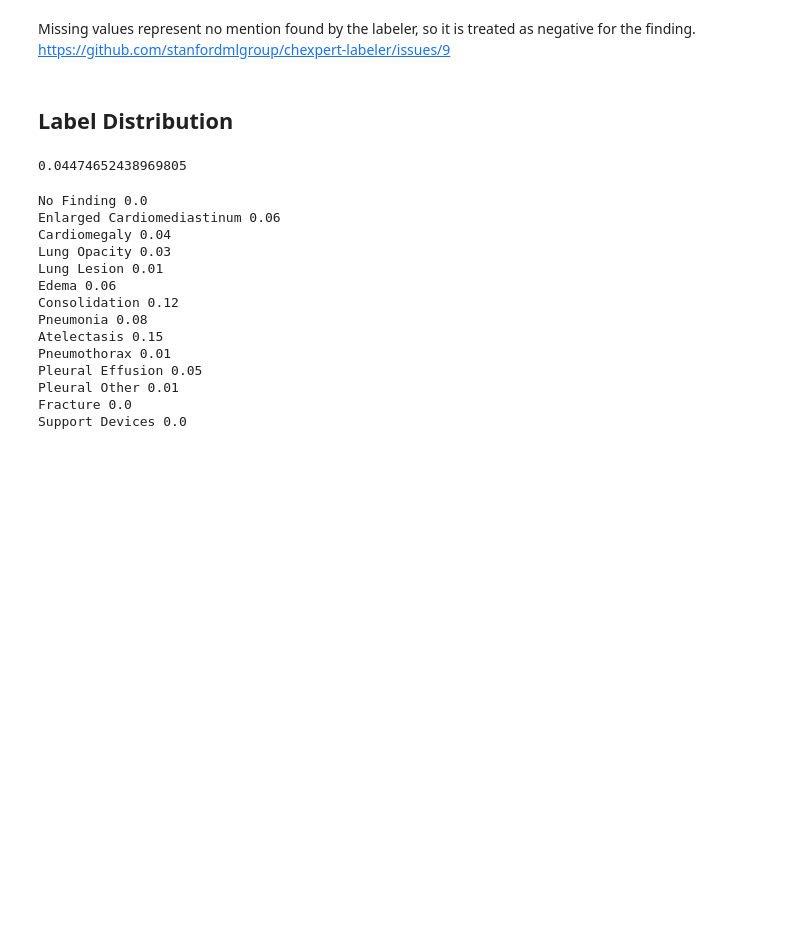
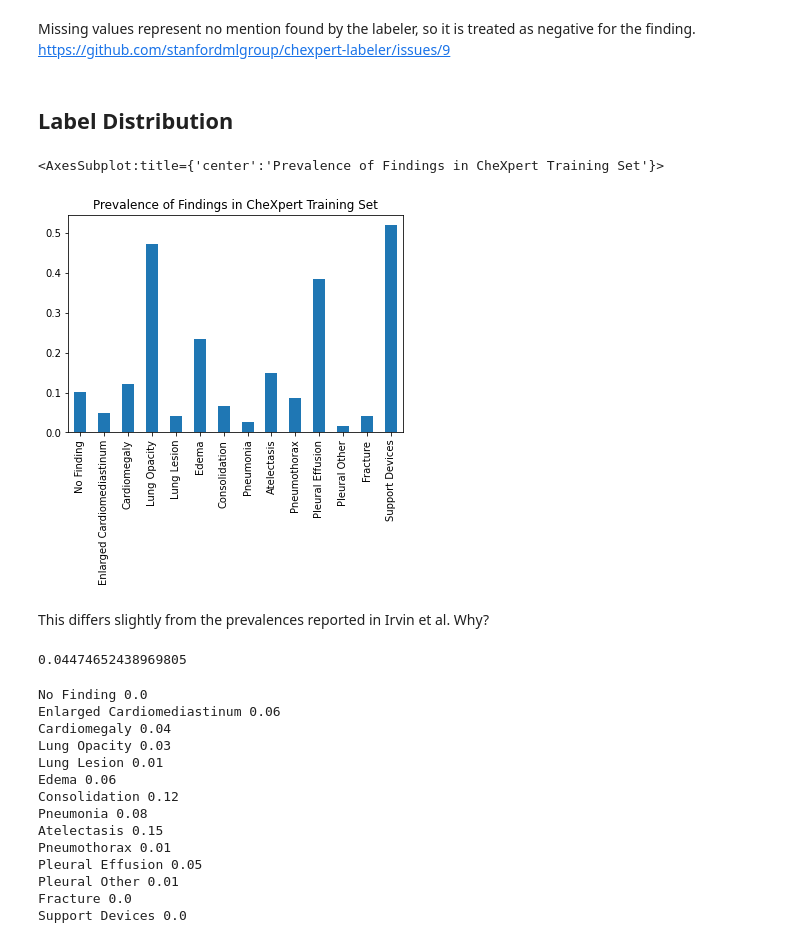
Before and after one commit to linev8k/cxr-fl-privacy, a Jupyter notebook: chexpert_data.ipynb, the cells around one changed output. Drawn from its saved outputs; the diff is of its cells as text; code cells hidden in the pictures; blank space fills up the shorter version.

Commit message:
Add validation demographics, prevalence

```diff
--- a/chexpert_data.ipynb
+++ b/chexpert_data.ipynb
@@ -82,6 +82,15 @@ train_chex.fillna(0, inplace=True)
 uncertain = train_chex[train_chex == -1.0].iloc[:,5:].count()
 pos = train_chex[train_chex == 1.0].iloc[:,5:].count()
 neg = train_chex[train_chex == 0].iloc[:,5:].count()
+# %%
+pos_perc = pos/len(train_chex)
+# %%
+pos_perc.plot(kind='bar', title="Prevalence of Findings in CheXpert Training Set")
+# %% [output]
+<AxesSubplot:title={'center':'Prevalence of Findings in CheXpert Training Set'}>
+[figure, added]
+# %% [markdown]
+This differs slightly from the prevalences reported in Irvin et al. Why?
 # %%
 #percentage of uncertain labels overall
 sum(uncertain)/(len(uncertain)*len(train_chex)) #uncertain labels make up 5% of all labels
```
Also changed, not shown: parts of 5 cells of this notebook.
